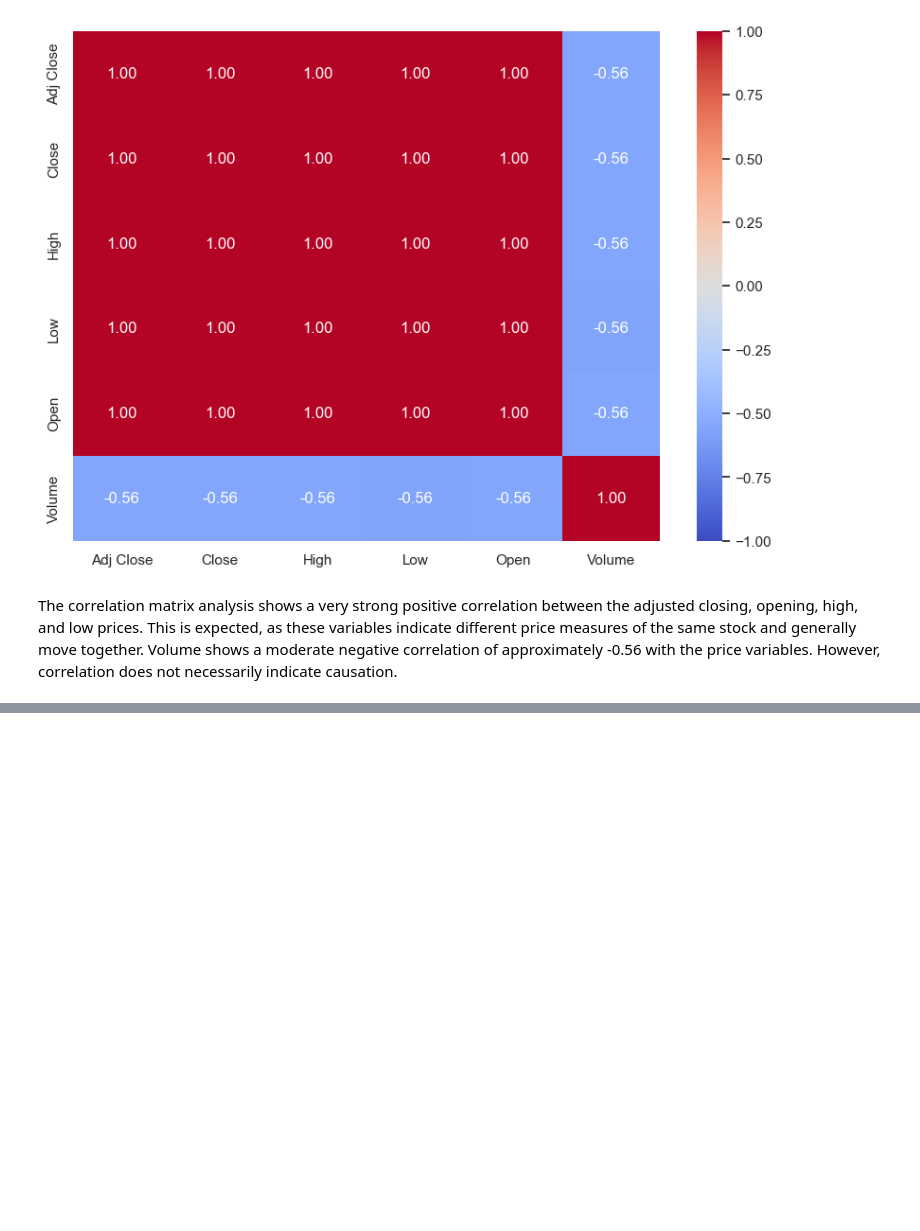
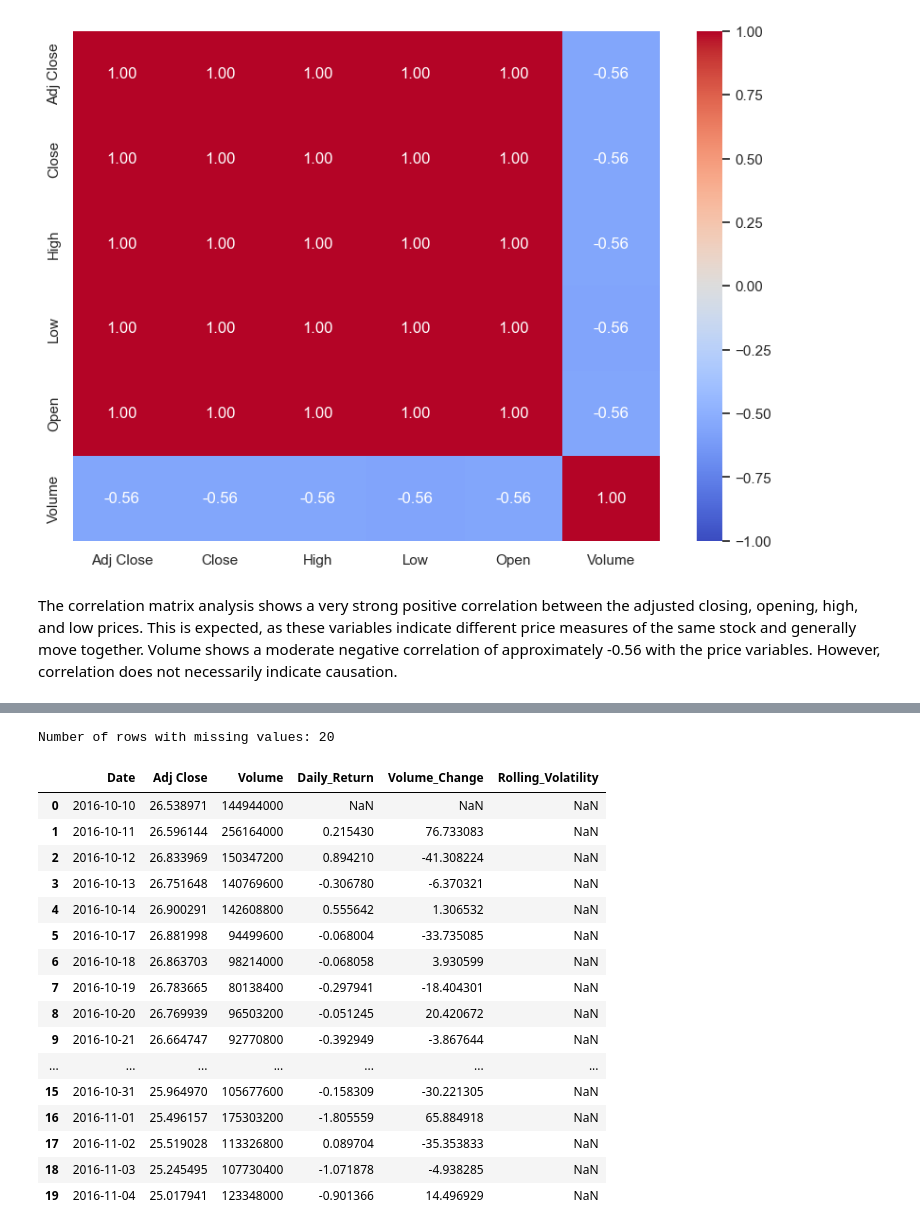
Before and after one commit to 2026228-dev/CA1MLB-2026228, a Jupyter notebook: AAPL.ipynb, the cells around one changed output, grey strips where cells are left out. Cells and saved outputs as stored; diff of their text form; code cells hidden in the pictures; blank space fills up the shorter version.

```diff
--- a/AAPL.ipynb
+++ b/AAPL.ipynb
@@ -255,0 +335,42 @@ The correlation matrix analysis shows a very strong positive correlation between
+# %%
+missing_rows = data_features[
+    data_features[
+        [
+            "Daily_Return",
+            "Volume_Change",
+            "Rolling_Volatility"
+        ]
+    ].isnull().any(axis=1)
+]
+
+print("Number of rows with missing values:", len(missing_rows))
+
+missing_rows[
+    [
+        "Date",
+        "Adj Close",
+        "Volume",
+        "Daily_Return",
+        "Volume_Change",
+        "Rolling_Volatility"
+    ]
+    ]
+# %% [output]
+Number of rows with missing values: 20
+|  | Date | Adj Close | Volume | Daily_Return | Volume_Change | Rolling_Volatility |
+| 0 | 2016-10-10 | 26.538971 | 144944000 | NaN | NaN | NaN |
+| 1 | 2016-10-11 | 26.596144 | 256164000 | 0.215430 | 76.733083 | NaN |
+| 2 | 2016-10-12 | 26.833969 | 150347200 | 0.894210 | -41.308224 | NaN |
+| 3 | 2016-10-13 | 26.751648 | 140769600 | -0.306780 | -6.370321 | NaN |
+| 4 | 2016-10-14 | 26.900291 | 142608800 | 0.555642 | 1.306532 | NaN |
+| 5 | 2016-10-17 | 26.881998 | 94499600 | -0.068004 | -33.735085 | NaN |
+| 6 | 2016-10-18 | 26.863703 | 98214000 | -0.068058 | 3.930599 | NaN |
+| 7 | 2016-10-19 | 26.783665 | 80138400 | -0.297941 | -18.404301 | NaN |
+| 8 | 2016-10-20 | 26.769939 | 96503200 | -0.051245 | 20.420672 | NaN |
+| 9 | 2016-10-21 | 26.664747 | 92770800 | -0.392949 | -3.867644 | NaN |
+| ... | ... | ... | ... | ... | ... | ... |
+| 15 | 2016-10-31 | 25.964970 | 105677600 | -0.158309 | -30.221305 | NaN |
+| 16 | 2016-11-01 | 25.496157 | 175303200 | -1.805559 | 65.884918 | NaN |
+| 17 | 2016-11-02 | 25.519028 | 113326800 | 0.089704 | -35.353833 | NaN |
+| 18 | 2016-11-03 | 25.245495 | 107730400 | -1.071878 | -4.938285 | NaN |
+| 19 | 2016-11-04 | 25.017941 | 123348000 | -0.901366 | 14.496929 | NaN |
```
Also changed, not shown: parts of 8 cells of this notebook.
